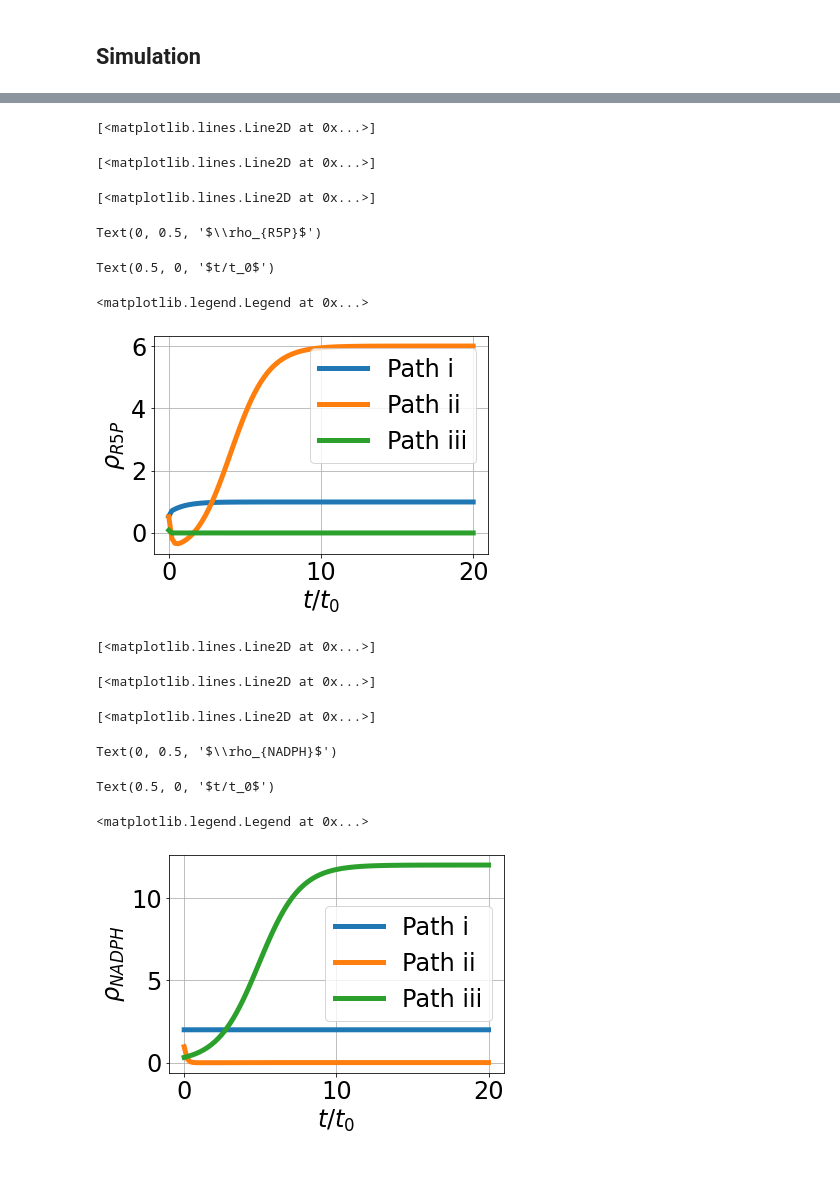
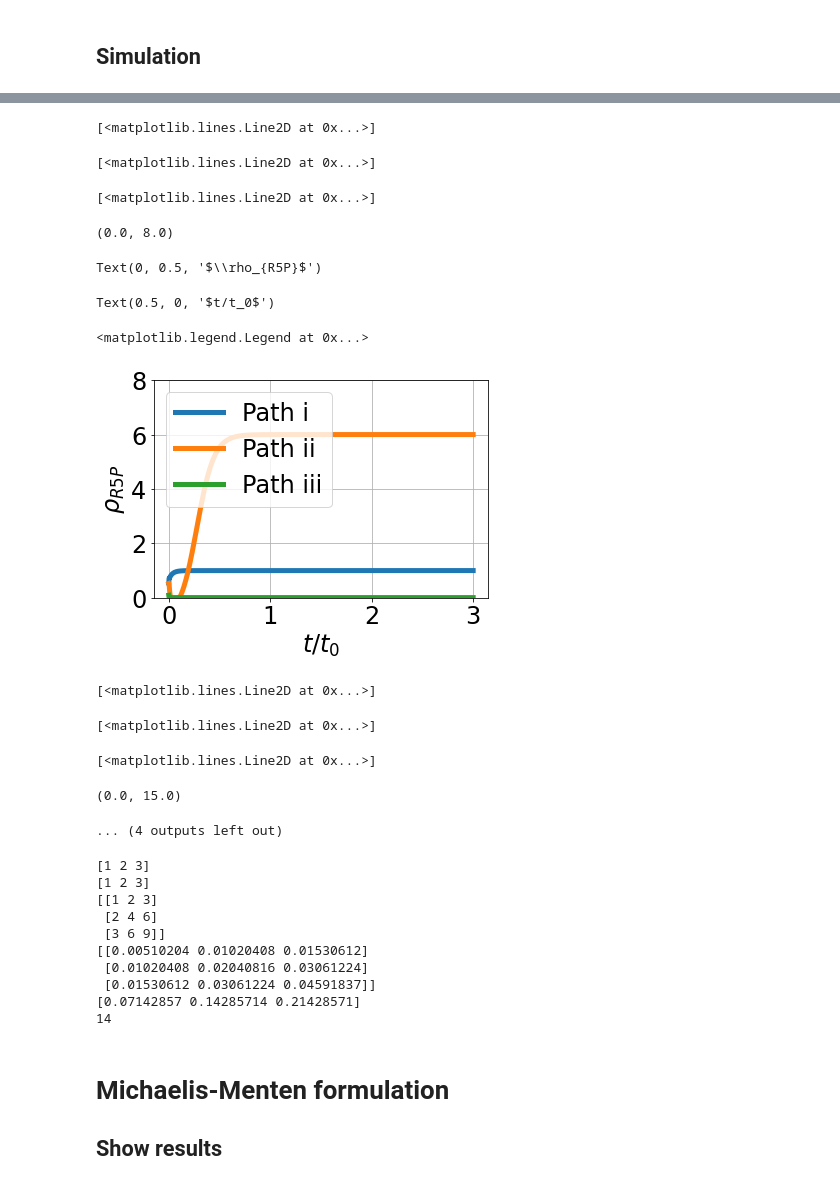
Before and after one commit to mic-pan/GawPanCra21, a Jupyter notebook: Parameter.ipynb, the cells around one changed output, grey strips where cells are left out. Saved outputs shown, nothing was run; the diff lists cells and outputs as text; code cells hidden in the pictures.

```diff
--- a/Parameter.ipynb
+++ b/Parameter.ipynb
@@ -461,26 +539,37 @@ Reaction = []
 for i in range(n_path):
     Reaction += [f'PPP{i+1}']
 
-print(Reaction)
+    print(Reaction)
 
 for reac in flux.keys():
     flux[reac] *= 1/f_0
 
 fluxp,f_p,f_est,f,reaction = PathwayFlux(sc['K'],s['reaction'],Reaction,flux)
 
+## Assumed values:
+K_E = 10
+K_C = 1
+rho = 0.2
+
 
 ## Reaction constants
 f_est = sc['K']@f_p
-parameter = reactionConstant(s,phi_est,f_est)
-
+parameter,MMparameter = reactionConstant(s,phi_est,f_est,K_E=K_E,K_C=K_C,rho=rho)
+K_C=K_C
 #f_est = sc['K']@f_p
 j=0
 
 print('\n\n%% LaTeX table')
 print('\\hline')
-print('Reaction &\t $\Phi$~mV &\t $\hat{\Phi}$~mV &\t $f$ & $\\hat{f}$ & $\\hat{\\kappa}$\\\\')
+print('Reaction &\t $\Phi$~mV &\t $\hat{\Phi}$~mV &\t $f$ & $\\hat{f}$ \
+& $\\hat{\\kappa}$ & $\\hat{\\kappa_1}$ & $\\hat{\\kappa_2}$\\\\')
 print('\\hline')
 for i,reac in enumerate(s['reaction']):
+
+    ## BG MM equivalent
+    MMpar = MMparameter[reac]
+    kappa_MM,K_CE = MMtoBG(MMpar,K_E=100.0)
+
     if reac in flux.keys():
         ff = f'{f[j][0]:0.2f}'
         j += 1
@@ -491,6 +580,9 @@ for i,reac in enumerate(s['reaction']):
     else:
         PP = '--'
     kappa = 'kappa_'+reac
-    print(f'{reac} &\t {PP} &\t {1e3*Phi[i]:.2f} &\t {ff} & {f_est[i][0]:0.2f} & {parameter[kappa]:.2f} \\\\')
+    print(
+        f'{reac} &\t {PP} &\t {1e3*Phi[i]:.2f} &\t {ff} & {f_est[i][0]:0.2f} \
+        & {parameter[kappa]:.2f} & {kappa_MM[0]:.2f} & {kappa_MM[1]:.2f} \\\\'
+    )
 print('\\hline')
 # %% [output]
@@ -684,10 +777,15 @@ for path in paths:
         sf = None
 
     ## Simulate
-    t = np.linspace(0,20*t_0,100)
+    t = np.linspace(0,3*t_0,1000)
+
+#     ## Find steady-state with no flowstats
+#     dat_ss = st.sim(s,sc=sc,sf=sf,t=t,parameter=parameter,X0=conc)
+#     X_ss = dat_ss['X'][-1,:]
+
     dat = st.sim(s,sc=sc,sf=sf,t=t,parameter=par,X0=conc)
     #st.plot(s,dat,species=[])
-    #st.plot(s,dat,reaction=[],species=Spec,dX=True)
+    st.plot(s,dat,reaction=[],species=Spec,dX=True)
 
     ## Extract some external flows
     DX = dat['dX']
@@ -724,33 +844,59 @@ H2O:    -11.6   -11.6   -6.0    -600.0%
 # %%
 ## Plot ratios
 name = ['i','ii','iii']
 for sp in ['R5P','NADPH']:
     BigFont = 24
     plt.rcParams.update({'font.size': BigFont})
     for i,path in enumerate(['both','R5P','NADPH']):
         Ratio = RATIO[path]
         label = f'Path {name[i]}'
         plt.plot(t/t_0,Ratio[sp],label=label,linewidth=5)
+    if sp=='R5P':
+        ylim = 8
+    else:
+        ylim=15
+    plt.ylim((0,ylim))
     ylabel = r'$\rho_{'+sp+'}$'
     plt.ylabel(ylabel)
     plt.xlabel('$t/t_0$')
     plt.legend()
     plt.grid()
-#     plt.savefig(f'Figs/{sp}.pdf',bbox_inches='tight')
+    plt.savefig(f'Figs/{sp}.pdf',bbox_inches='tight')
 
     plt.show()
 # %% [output]
 [<matplotlib.lines.Line2D at 0x...>]
 [<matplotlib.lines.Line2D at 0x...>]
 [<matplotlib.lines.Line2D at 0x...>]
-Text(0, 0.5, '$\\rho_{R5P}$')
+(0.0, 8.0)
-Text(0.5, 0, '$t/t_0$')
+Text(0, 0.5, '$\\rho_{R5P}$')
-<matplotlib.legend.Legend at 0x...>
+Text(0.5, 0, '$t/t_0$')
+<matplotlib.legend.Legend at 0x...>
-[figure, old version]
+[figure, new version]
-[<matplotlib.lines.Line2D at 0x...>]
 [<matplotlib.lines.Line2D at 0x...>]
 [<matplotlib.lines.Line2D at 0x...>]
-Text(0, 0.5, '$\\rho_{NADPH}$')
+[<matplotlib.lines.Line2D at 0x...>]
-Text(0.5, 0, '$t/t_0$')
+(0.0, 15.0)
-<matplotlib.legend.Legend at 0x...>
+... (4 outputs left out)
-[figure, removed]
+# %%
+X = np.array([1,2,3])
+print(X)
+print(X.T)
+print(np.outer(X,X))
+print(np.linalg.pinv(np.outer(X,X)))
+print(np.linalg.pinv(np.outer(X,X))@X.T)
+print(X@X.T)
+# %% [output]
+[1 2 3]
+[1 2 3]
+[[1 2 3]
+ [2 4 6]
+ [3 6 9]]
+[[0.00510204 0.01020408 0.01530612]
+ [0.01020408 0.02040816 0.03061224]
+ [0.01530612 0.03061224 0.04591837]]
+[0.07142857 0.14285714 0.21428571]
+14
+# %% [markdown]
+# Michaelis-Menten formulation
+## Show results
```
Also changed, not shown: parts of 32 cells of this notebook, 2 other files.
